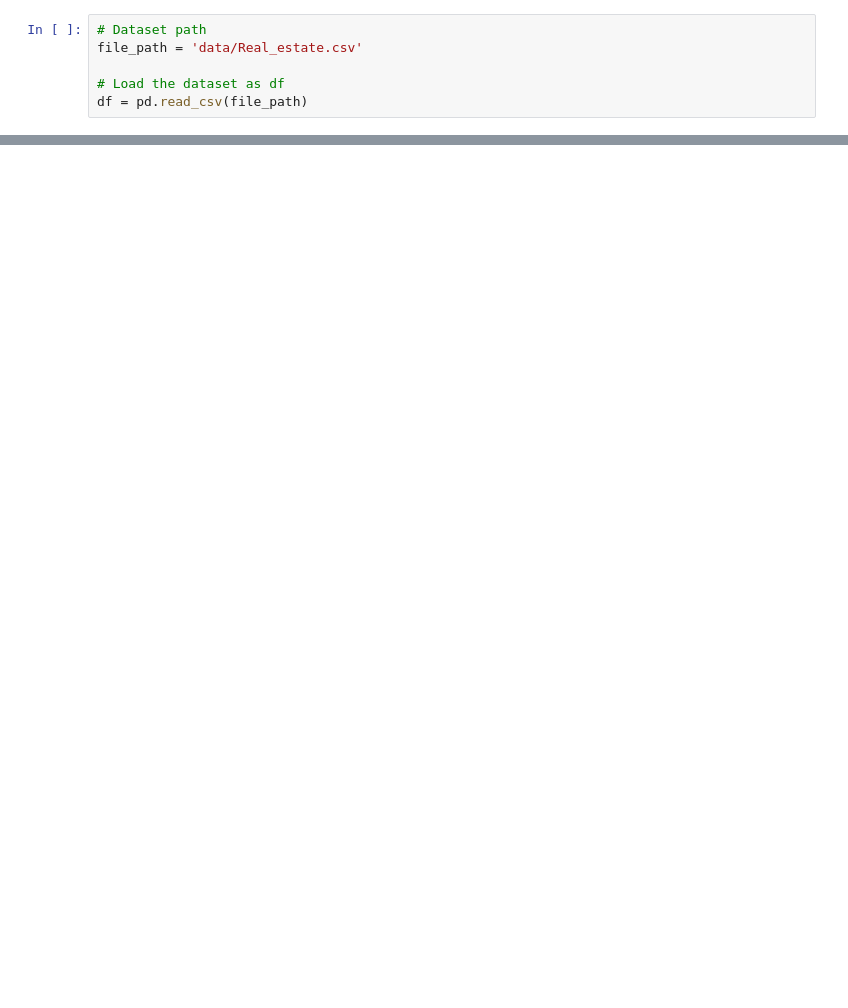
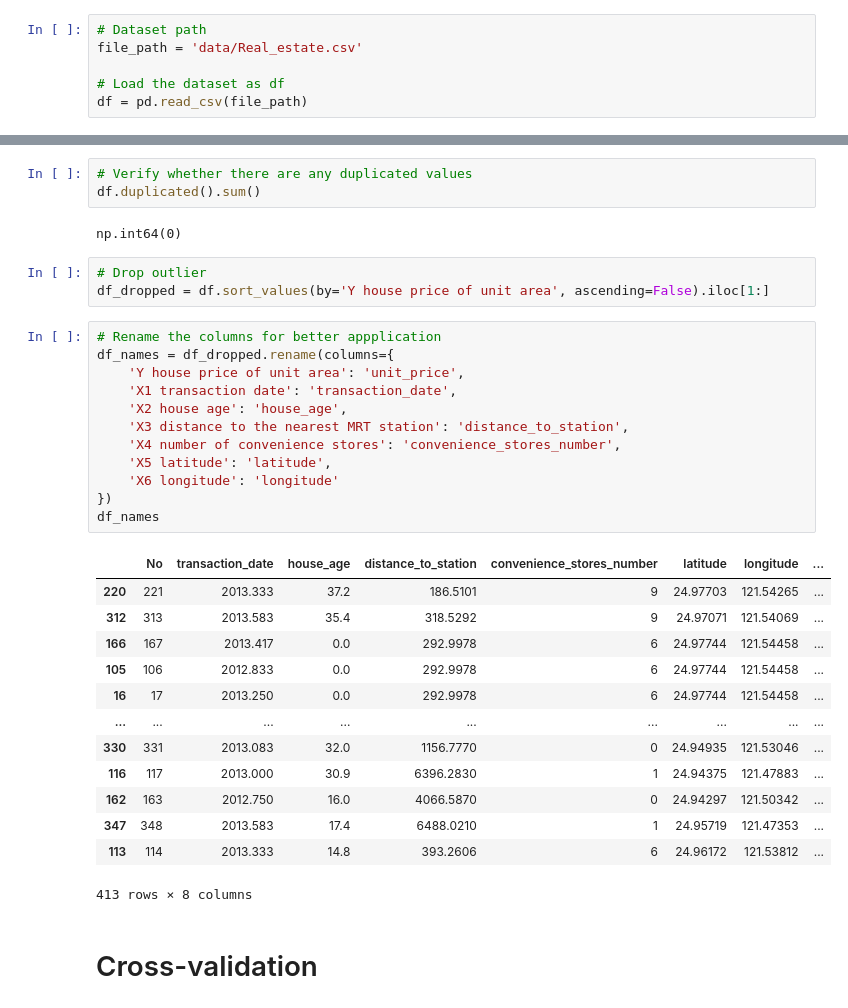
Before and after one commit to alekana/Real_estate_price_prediction, a Jupyter notebook: prediction.ipynb, the cells around one changed output, grey strips where cells are left out. Saved outputs shown, nothing was run; the diff lists cells and outputs as text; blank space fills up the shorter version.

```diff
--- a/prediction.ipynb
+++ b/prediction.ipynb
@@ -22,0 +63,36 @@ df.head()
+# %%
+# Verify whether there are any duplicated values
+df.duplicated().sum()
+# %% [output]
+np.int64(0)
+# %%
+# Drop outlier
+df_dropped = df.sort_values(by='Y house price of unit area', ascending=False).iloc[1:]
+# %%
+# Rename the columns for better appplication
+df_names = df_dropped.rename(columns={
+    'Y house price of unit area': 'unit_price',
+    'X1 transaction date': 'transaction_date',
+    'X2 house age': 'house_age',
+    'X3 distance to the nearest MRT station': 'distance_to_station',
+    'X4 number of convenience stores': 'convenience_stores_number',
+    'X5 latitude': 'latitude',
+    'X6 longitude': 'longitude'
+})
+df_names
+# %% [output]
+|  | No | transaction_date | house_age | distance_to_station | convenience_stores_number | latitude | longitude | ... |
+| 220 | 221 | 2013.333 | 37.2 | 186.5101 | 9 | 24.97703 | 121.54265 | ... |
+| 312 | 313 | 2013.583 | 35.4 | 318.5292 | 9 | 24.97071 | 121.54069 | ... |
+| 166 | 167 | 2013.417 | 0.0 | 292.9978 | 6 | 24.97744 | 121.54458 | ... |
+| 105 | 106 | 2012.833 | 0.0 | 292.9978 | 6 | 24.97744 | 121.54458 | ... |
+| 16 | 17 | 2013.250 | 0.0 | 292.9978 | 6 | 24.97744 | 121.54458 | ... |
+| ... | ... | ... | ... | ... | ... | ... | ... | ... |
+| 330 | 331 | 2013.083 | 32.0 | 1156.7770 | 0 | 24.94935 | 121.53046 | ... |
+| 116 | 117 | 2013.000 | 30.9 | 6396.2830 | 1 | 24.94375 | 121.47883 | ... |
+| 162 | 163 | 2012.750 | 16.0 | 4066.5870 | 0 | 24.94297 | 121.50342 | ... |
+| 347 | 348 | 2013.583 | 17.4 | 6488.0210 | 1 | 24.95719 | 121.47353 | ... |
+| 113 | 114 | 2013.333 | 14.8 | 393.2606 | 6 | 24.96172 | 121.53812 | ... |
+413 rows × 8 columns
+# %% [markdown]
+# Cross-validation
```
Also changed, not shown: parts of 25 cells of this notebook, 4 other files.
